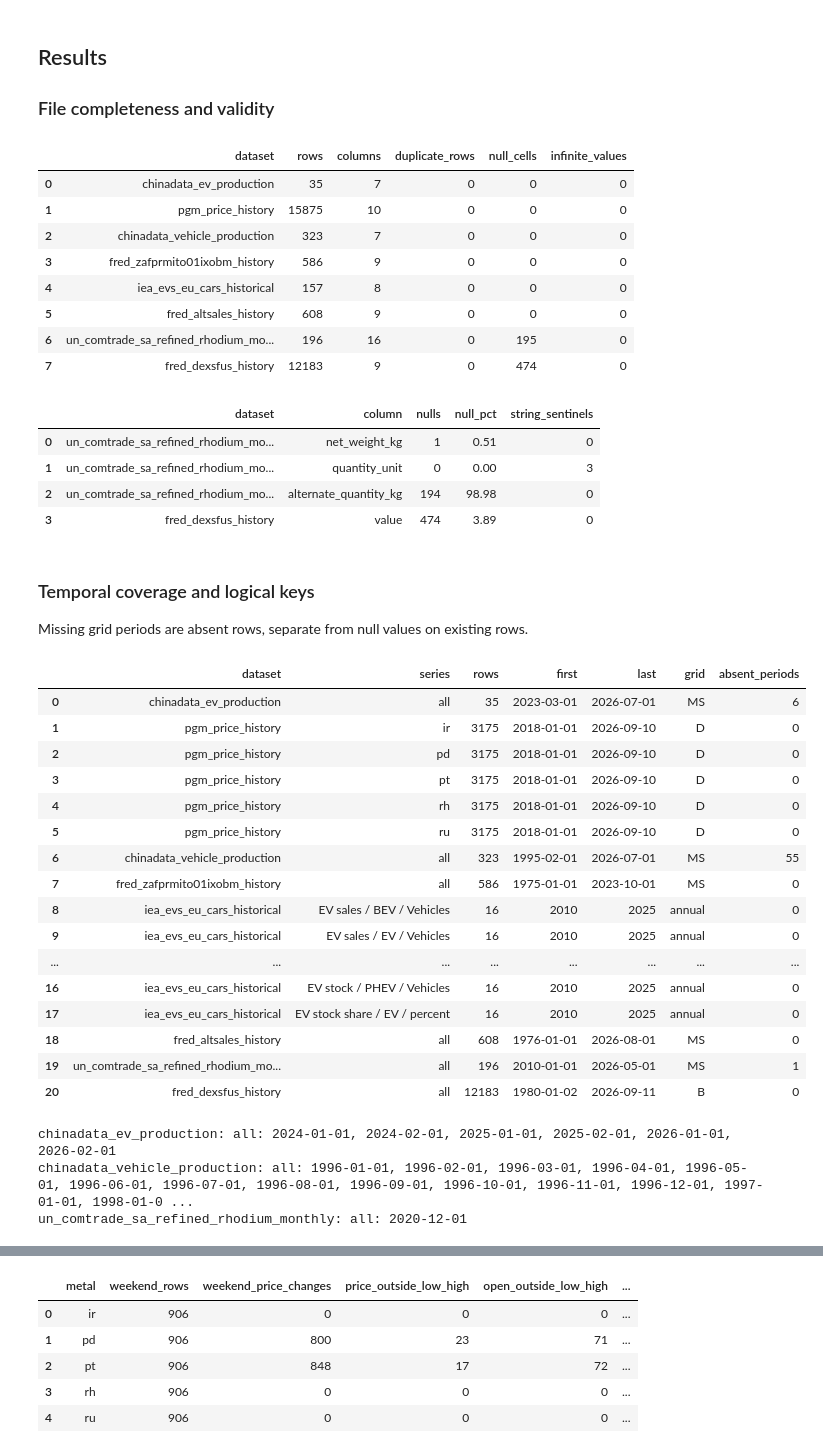
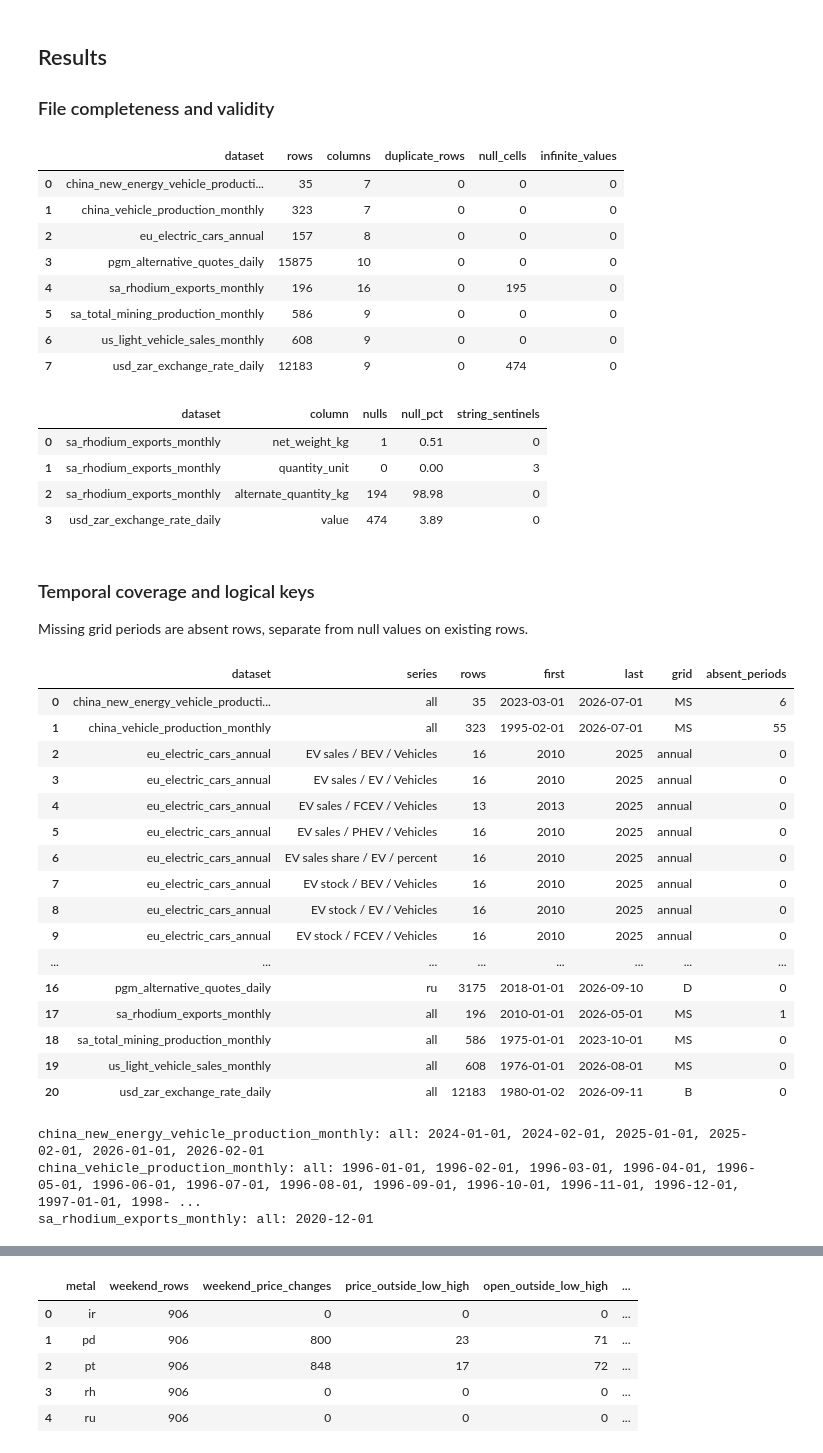
Before and after one commit to oros-markets/henry-trial, a Jupyter notebook: notebooks/data_quality_audit.ipynb, the cells around one changed output, grey strips where cells are left out. Drawn from its saved outputs; the diff is of its cells as text; code cells hidden in the pictures.

Commit message:
Use native PGM price units and simplify trial data names

```diff
--- a/notebooks/data_quality_audit.ipynb
+++ b/notebooks/data_quality_audit.ipynb
@@ -17,13 +17,13 @@ from IPython.display import display
 root = Path.cwd()
 if not (root / "data").is_dir():
     root = root.parent
-files = sorted((root / "data").glob("bds_*.parquet"))
+files = [root / "data" / name for name in ['china_new_energy_vehicle_production_monthly.parquet', 'china_vehicle_production_monthly.parquet', 'eu_electric_cars_annual.parquet', 'pgm_alternative_quotes_daily.parquet', 'sa_rhodium_exports_monthly.parquet', 'sa_total_mining_production_monthly.parquet', 'us_light_vehicle_sales_monthly.parquet', 'usd_zar_exchange_rate_daily.parquet']]
 assert len(files) == 8, "Review catalog scope if the input files have changed."
-frames = {p.stem.split("__", 1)[1]: pd.read_parquet(p) for p in files}
+frames = {p.stem: pd.read_parquet(p) for p in files}
 pd.set_option("display.max_rows", 25)
 pd.set_option("display.max_columns", 12)
 manifest = pd.DataFrame([
-    {"dataset": p.stem.split("__", 1)[1], "file": p.name,
+    {"dataset": p.stem, "file": p.name,
      "sha256": hashlib.sha256(p.read_bytes()).hexdigest()}
     for p in files
 ])
@@ -62,19 +62,19 @@ display(pd.DataFrame(inventory))
 display(pd.DataFrame(field_issues))
 # %% [output]
 |  | dataset | rows | columns | duplicate_rows | null_cells | infinite_values |
-| 0 | chinadata_ev_production | 35 | 7 | 0 | 0 | 0 |
-| 1 | pgm_price_history | 15875 | 10 | 0 | 0 | 0 |
-| 2 | chinadata_vehicle_production | 323 | 7 | 0 | 0 | 0 |
-| 3 | fred_zafprmito01ixobm_history | 586 | 9 | 0 | 0 | 0 |
-| 4 | iea_evs_eu_cars_historical | 157 | 8 | 0 | 0 | 0 |
-| 5 | fred_altsales_history | 608 | 9 | 0 | 0 | 0 |
-| 6 | un_comtrade_sa_refined_rhodium_mo... | 196 | 16 | 0 | 195 | 0 |
-| 7 | fred_dexsfus_history | 12183 | 9 | 0 | 474 | 0 |
+| 0 | china_new_energy_vehicle_producti... | 35 | 7 | 0 | 0 | 0 |
+| 1 | china_vehicle_production_monthly | 323 | 7 | 0 | 0 | 0 |
+| 2 | eu_electric_cars_annual | 157 | 8 | 0 | 0 | 0 |
+| 3 | pgm_alternative_quotes_daily | 15875 | 10 | 0 | 0 | 0 |
+| 4 | sa_rhodium_exports_monthly | 196 | 16 | 0 | 195 | 0 |
+| 5 | sa_total_mining_production_monthly | 586 | 9 | 0 | 0 | 0 |
+| 6 | us_light_vehicle_sales_monthly | 608 | 9 | 0 | 0 | 0 |
+| 7 | usd_zar_exchange_rate_daily | 12183 | 9 | 0 | 474 | 0 |
 |  | dataset | column | nulls | null_pct | string_sentinels |
-| 0 | un_comtrade_sa_refined_rhodium_mo... | net_weight_kg | 1 | 0.51 | 0 |
-| 1 | un_comtrade_sa_refined_rhodium_mo... | quantity_unit | 0 | 0.00 | 3 |
-| 2 | un_comtrade_sa_refined_rhodium_mo... | alternate_quantity_kg | 194 | 98.98 | 0 |
-| 3 | fred_dexsfus_history | value | 474 | 3.89 | 0 |
+| 0 | sa_rhodium_exports_monthly | net_weight_kg | 1 | 0.51 | 0 |
+| 1 | sa_rhodium_exports_monthly | quantity_unit | 0 | 0.00 | 3 |
+| 2 | sa_rhodium_exports_monthly | alternate_quantity_kg | 194 | 98.98 | 0 |
+| 3 | usd_zar_exchange_rate_daily | value | 474 | 3.89 | 0 |
 # %% [markdown]
 ### Temporal coverage and logical keys
 Missing grid periods are absent rows, separate from null values on existing rows.
@@ -87,51 +87,51 @@ for name, frame in frames.items():
         logical_key = ["region", "category", "parameter", "mode", "powertrain", "year", "unit"]
     else:
         groups = frame.groupby("metal_code") if "metal_code" in frame else [("all", frame)]
         logical_key = ["metal_code", "observation_date"] if "metal_code" in frame else (["period"] if "period" in frame else ["series_id", "observation_date"])
     assert not frame.duplicated(logical_key).any(), (name, "duplicate key")
     for key, group in groups:
         label = " / ".join(key) if isinstance(key, tuple) else key
         if "year" in group:
             observed = sorted(group.year.unique())
             missing = sorted(set(range(min(observed), max(observed) + 1)) - set(observed))
             first, last, grid = str(min(observed)), str(max(observed)), "annual"
         else:
             column = "period" if "period" in group else "observation_date"
-            fmt = "%Y%m" if "comtrade" in name else None
+            fmt = "%Y%m" if name == "sa_rhodium_exports_monthly" else None
             dates = pd.to_datetime(group[column], format=fmt, errors="raise")
             assert dates.notna().all()
             observed = pd.DatetimeIndex(dates.unique()).sort_values()
             monthly = column == "period" or ("frequency" in group and group.frequency.iloc[0].lower() == "monthly")
             frequency = "MS" if monthly else ("D" if "pgm" in name else "B")
             missing = pd.date_range(observed.min(), observed.max(), freq=frequency).difference(observed).strftime("%Y-%m-%d").tolist()
             first, last, grid = str(observed.min().date()), str(observed.max().date()), frequency
         coverage.append({"dataset": name, "series": label, "rows": len(group),
                          "first": first, "last": last, "grid": grid, "absent_periods": len(missing)})
         if missing:
             gaps[f"{name}: {label}"] = missing
 coverage = pd.DataFrame(coverage)
 display(coverage)
 for series, missing in gaps.items():
     print(series + ": " + ", ".join(missing))
 # %% [output]
 |  | dataset | series | rows | first | last | grid | absent_periods |
-| 0 | chinadata_ev_production | all | 35 | 2023-03-01 | 2026-07-01 | MS | 6 |
-| 1 | pgm_price_history | ir | 3175 | 2018-01-01 | 2026-09-10 | D | 0 |
-| 2 | pgm_price_history | pd | 3175 | 2018-01-01 | 2026-09-10 | D | 0 |
-| 3 | pgm_price_history | pt | 3175 | 2018-01-01 | 2026-09-10 | D | 0 |
-| 4 | pgm_price_history | rh | 3175 | 2018-01-01 | 2026-09-10 | D | 0 |
-| 5 | pgm_price_history | ru | 3175 | 2018-01-01 | 2026-09-10 | D | 0 |
-| 6 | chinadata_vehicle_production | all | 323 | 1995-02-01 | 2026-07-01 | MS | 55 |
-| 7 | fred_zafprmito01ixobm_history | all | 586 | 1975-01-01 | 2023-10-01 | MS | 0 |
-| 8 | iea_evs_eu_cars_historical | EV sales / BEV / Vehicles | 16 | 2010 | 2025 | annual | 0 |
-| 9 | iea_evs_eu_cars_historical | EV sales / EV / Vehicles | 16 | 2010 | 2025 | annual | 0 |
+| 0 | china_new_energy_vehicle_producti... | all | 35 | 2023-03-01 | 2026-07-01 | MS | 6 |
+| 1 | china_vehicle_production_monthly | all | 323 | 1995-02-01 | 2026-07-01 | MS | 55 |
+| 2 | eu_electric_cars_annual | EV sales / BEV / Vehicles | 16 | 2010 | 2025 | annual | 0 |
+| 3 | eu_electric_cars_annual | EV sales / EV / Vehicles | 16 | 2010 | 2025 | annual | 0 |
+| 4 | eu_electric_cars_annual | EV sales / FCEV / Vehicles | 13 | 2013 | 2025 | annual | 0 |
+| 5 | eu_electric_cars_annual | EV sales / PHEV / Vehicles | 16 | 2010 | 2025 | annual | 0 |
+| 6 | eu_electric_cars_annual | EV sales share / EV / percent | 16 | 2010 | 2025 | annual | 0 |
+| 7 | eu_electric_cars_annual | EV stock / BEV / Vehicles | 16 | 2010 | 2025 | annual | 0 |
+| 8 | eu_electric_cars_annual | EV stock / EV / Vehicles | 16 | 2010 | 2025 | annual | 0 |
+| 9 | eu_electric_cars_annual | EV stock / FCEV / Vehicles | 16 | 2010 | 2025 | annual | 0 |
 | ... | ... | ... | ... | ... | ... | ... | ... |
-| 16 | iea_evs_eu_cars_historical | EV stock / PHEV / Vehicles | 16 | 2010 | 2025 | annual | 0 |
-| 17 | iea_evs_eu_cars_historical | EV stock share / EV / percent | 16 | 2010 | 2025 | annual | 0 |
-| 18 | fred_altsales_history | all | 608 | 1976-01-01 | 2026-08-01 | MS | 0 |
-| 19 | un_comtrade_sa_refined_rhodium_mo... | all | 196 | 2010-01-01 | 2026-05-01 | MS | 1 |
-| 20 | fred_dexsfus_history | all | 12183 | 1980-01-02 | 2026-09-11 | B | 0 |
+| 16 | pgm_alternative_quotes_daily | ru | 3175 | 2018-01-01 | 2026-09-10 | D | 0 |
+| 17 | sa_rhodium_exports_monthly | all | 196 | 2010-01-01 | 2026-05-01 | MS | 1 |
+| 18 | sa_total_mining_production_monthly | all | 586 | 1975-01-01 | 2023-10-01 | MS | 0 |
+| 19 | us_light_vehicle_sales_monthly | all | 608 | 1976-01-01 | 2026-08-01 | MS | 0 |
+| 20 | usd_zar_exchange_rate_daily | all | 12183 | 1980-01-02 | 2026-09-11 | B | 0 |
-chinadata_ev_production: all: 2024-01-01, 2024-02-01, 2025-01-01, 2025-02-01, 2026-01-01, 2026-02-01
-chinadata_vehicle_production: all: 1996-01-01, 1996-02-01, 1996-03-01, 1996-04-01, 1996-05-01, 1996-06-01, 1996-07-01, 1996-08-01, 1996-09-01, 1996-10-01, 1996-11-01, 1996-12-01, 1997-01-01, 1998-01-0 ...
-un_comtrade_sa_refined_rhodium_monthly: all: 2020-12-01
+china_new_energy_vehicle_production_monthly: all: 2024-01-01, 2024-02-01, 2025-01-01, 2025-02-01, 2026-01-01, 2026-02-01
+china_vehicle_production_monthly: all: 1996-01-01, 1996-02-01, 1996-03-01, 1996-04-01, 1996-05-01, 1996-06-01, 1996-07-01, 1996-08-01, 1996-09-01, 1996-10-01, 1996-11-01, 1996-12-01, 1997-01-01, 1998- ...
+sa_rhodium_exports_monthly: all: 2020-12-01
 # %% [markdown]
```
Also changed, not shown: parts of 8 cells of this notebook, 21 other files.
